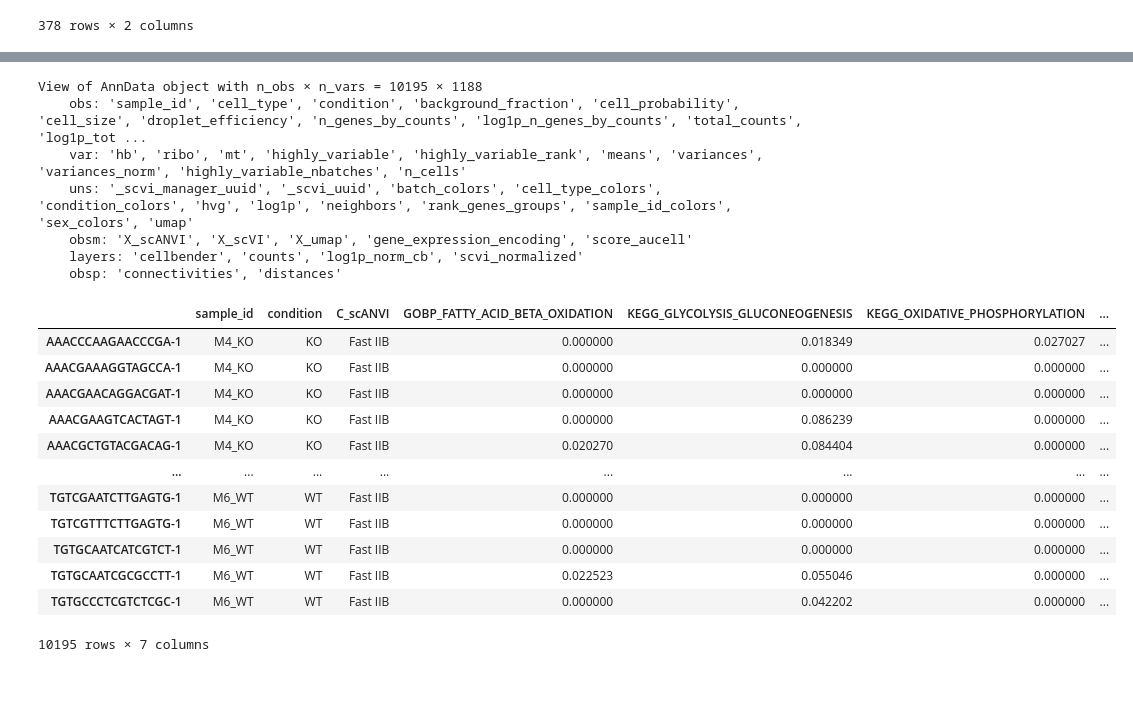
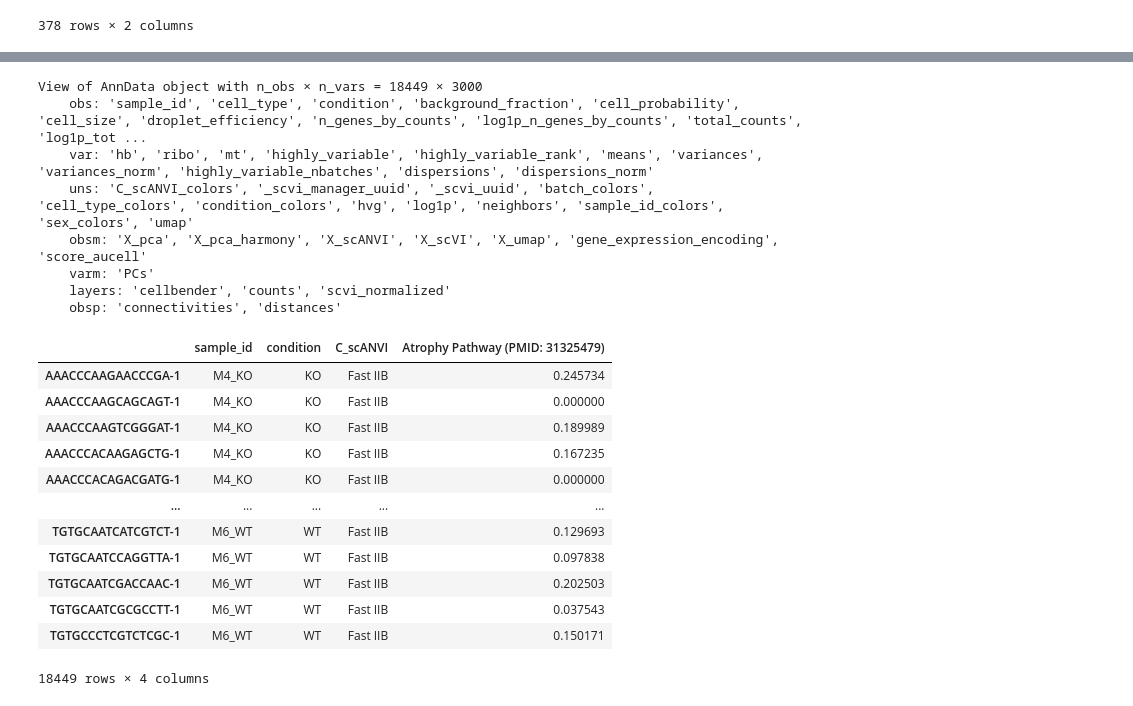
Before and after one commit to sachha-naksha/TA_muscle_ageing, a Jupyter notebook: py_scripts/geneset_analysis/group_level_analysis.ipynb, the cells around one changed output, grey strips where cells are left out. Drawn from its saved outputs; the diff is of its cells as text; code cells hidden in the pictures.

```diff
--- a/py_scripts/geneset_analysis/group_level_analysis.ipynb
+++ b/py_scripts/geneset_analysis/group_level_analysis.ipynb
@@ -225,3 +34,6 @@ def plot_pathway_dotplot(
+# %%
+adata_female = adata[adata.obs['sex'] == 'F']
+adata_male = adata[adata.obs['sex'] == 'M']
 # %%
 custom_atrophy_pathway = ["UBB","UBC","FBXO32","TRIM63","MDM2","FBXO30","CAMK2B","TIE1","PSMA1","PSMA2","PSMA3","PSMA4","PSMA5","PSMA6","PSMA7","PSMB1","PSMB2","PSMB3","PSMB4","FBXO21","FBXO31","NEDD4","UBE2B","UBE2G1","UBE2J1","CTSL","CTSV","BNIP3","DEPP1","GABARAPL1","MAP1LC3","RETREG1","SQSTM1","CAPN1","CAPN2","ATF4","FOXO1","FOXO3A","HDAC9","RUNX1","AMPD3","CHRNA1","CDKN1A"]
 # Convert to mouse gene format
@@ -427,35 +204,35 @@ adata_male.write_h5ad('/ocean/projects/cis240075p/asachan/datasets/TA_muscle/ERC
 # %%
 # # subset to skeletal muscle stem cells
-adata_subset_m = adata_male[adata_male.obs['C_scANVI'] == 'Fast IIB']
-# adata_subset_m = adata_male[adata_male.obs['C_scANVI'] == 'Skeleton MuSc']
+adata_subset = adata_male[adata_male.obs['C_scANVI'] == 'Fast IIB']
 # %%
-adata_subset_m
+adata_subset
 # %% [output]
-View of AnnData object with n_obs × n_vars = 10195 × 1188
+View of AnnData object with n_obs × n_vars = 18449 × 3000
     obs: 'sample_id', 'cell_type', 'condition', 'background_fraction', 'cell_probability', 'cell_size', 'droplet_efficiency', 'n_genes_by_counts', 'log1p_n_genes_by_counts', 'total_counts', 'log1p_tot ...
-    var: 'hb', 'ribo', 'mt', 'highly_variable', 'highly_variable_rank', 'means', 'variances', 'variances_norm', 'highly_variable_nbatches', 'n_cells'
-    uns: '_scvi_manager_uuid', '_scvi_uuid', 'batch_colors', 'cell_type_colors', 'condition_colors', 'hvg', 'log1p', 'neighbors', 'rank_genes_groups', 'sample_id_colors', 'sex_colors', 'umap'
-    obsm: 'X_scANVI', 'X_scVI', 'X_umap', 'gene_expression_encoding', 'score_aucell'
-    layers: 'cellbender', 'counts', 'log1p_norm_cb', 'scvi_normalized'
+    var: 'hb', 'ribo', 'mt', 'highly_variable', 'highly_variable_rank', 'means', 'variances', 'variances_norm', 'highly_variable_nbatches', 'dispersions', 'dispersions_norm'
+    uns: 'C_scANVI_colors', '_scvi_manager_uuid', '_scvi_uuid', 'batch_colors', 'cell_type_colors', 'condition_colors', 'hvg', 'log1p', 'neighbors', 'sample_id_colors', 'sex_colors', 'umap'
+    obsm: 'X_pca', 'X_pca_harmony', 'X_scANVI', 'X_scVI', 'X_umap', 'gene_expression_encoding', 'score_aucell'
+    varm: 'PCs'
+    layers: 'cellbender', 'counts', 'scvi_normalized'
     obsp: 'connectivities', 'distances'
 # %%
 # Use cell-level data directly from adata.obs
-cell_level_scores_df = adata_subset_m.obs[['sample_id', 'condition', 'C_scANVI','GOBP_FATTY_ACID_BETA_OXIDATION', 'KEGG_GLYCOLYSIS_GLUCONEOGENESIS', 'KEGG_OXIDATIVE_PHOSPHORYLATION', 'Atrophy Pathway (PMID: 31325479)']].copy()
+cell_level_scores_df = adata_subset.obs[['sample_id', 'condition', 'C_scANVI', 'Atrophy Pathway (PMID: 31325479)']].copy()
 display(cell_level_scores_df)
 # %% [output]
-|  | sample_id | condition | C_scANVI | GOBP_FATTY_ACID_BETA_OXIDATION | KEGG_GLYCOLYSIS_GLUCONEOGENESIS | KEGG_OXIDATIVE_PHOSPHORYLATION | ... |
-| AAACCCAAGAACCCGA-1 | M4_KO | KO | Fast IIB | 0.000000 | 0.018349 | 0.027027 | ... |
-| AAACGAAAGGTAGCCA-1 | M4_KO | KO | Fast IIB | 0.000000 | 0.000000 | 0.000000 | ... |
-| AAACGAACAGGACGAT-1 | M4_KO | KO | Fast IIB | 0.000000 | 0.000000 | 0.000000 | ... |
-| AAACGAAGTCACTAGT-1 | M4_KO | KO | Fast IIB | 0.000000 | 0.086239 | 0.000000 | ... |
-| AAACGCTGTACGACAG-1 | M4_KO | KO | Fast IIB | 0.020270 | 0.084404 | 0.000000 | ... |
-| ... | ... | ... | ... | ... | ... | ... | ... |
-| TGTCGAATCTTGAGTG-1 | M6_WT | WT | Fast IIB | 0.000000 | 0.000000 | 0.000000 | ... |
-| TGTCGTTTCTTGAGTG-1 | M6_WT | WT | Fast IIB | 0.000000 | 0.000000 | 0.000000 | ... |
-| TGTGCAATCATCGTCT-1 | M6_WT | WT | Fast IIB | 0.000000 | 0.000000 | 0.000000 | ... |
-| TGTGCAATCGCGCCTT-1 | M6_WT | WT | Fast IIB | 0.022523 | 0.055046 | 0.000000 | ... |
-| TGTGCCCTCGTCTCGC-1 | M6_WT | WT | Fast IIB | 0.000000 | 0.042202 | 0.000000 | ... |
+|  | sample_id | condition | C_scANVI | Atrophy Pathway (PMID: 31325479) |
+| AAACCCAAGAACCCGA-1 | M4_KO | KO | Fast IIB | 0.245734 |
+| AAACCCAAGCAGCAGT-1 | M4_KO | KO | Fast IIB | 0.000000 |
+| AAACCCAAGTCGGGAT-1 | M4_KO | KO | Fast IIB | 0.189989 |
+| AAACCCACAAGAGCTG-1 | M4_KO | KO | Fast IIB | 0.167235 |
+| AAACCCACAGACGATG-1 | M4_KO | KO | Fast IIB | 0.000000 |
+| ... | ... | ... | ... | ... |
+| TGTGCAATCATCGTCT-1 | M6_WT | WT | Fast IIB | 0.129693 |
+| TGTGCAATCCAGGTTA-1 | M6_WT | WT | Fast IIB | 0.097838 |
+| TGTGCAATCGACCAAC-1 | M6_WT | WT | Fast IIB | 0.202503 |
+| TGTGCAATCGCGCCTT-1 | M6_WT | WT | Fast IIB | 0.037543 |
+| TGTGCCCTCGTCTCGC-1 | M6_WT | WT | Fast IIB | 0.150171 |
-10195 rows × 7 columns
+18449 rows × 4 columns
 # %%
 # custom_colors = {
 #     'WT': '#C4A0E7',      # '#66C2D7' Soft teal blue '#C4A0E7',# Light lavender
```
Also changed, not shown: parts of 14 cells of this notebook, 3 other files.
